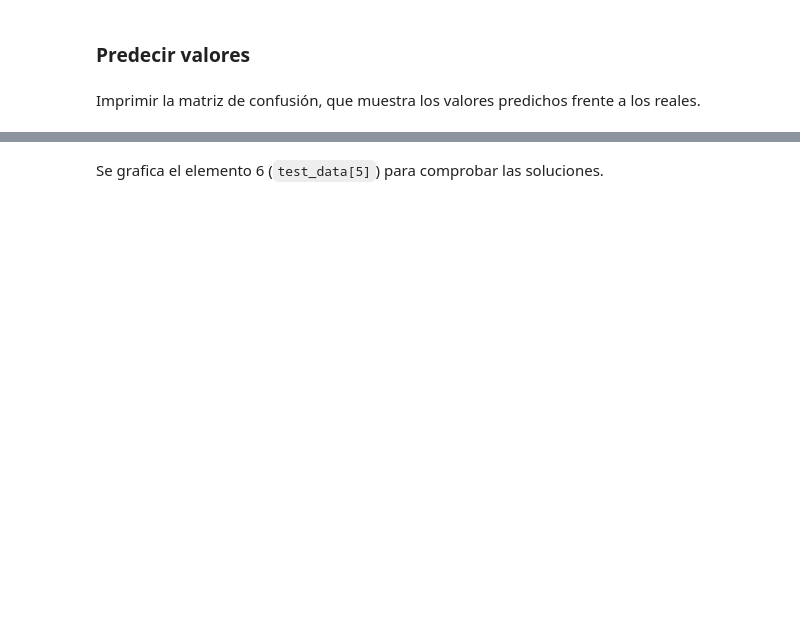
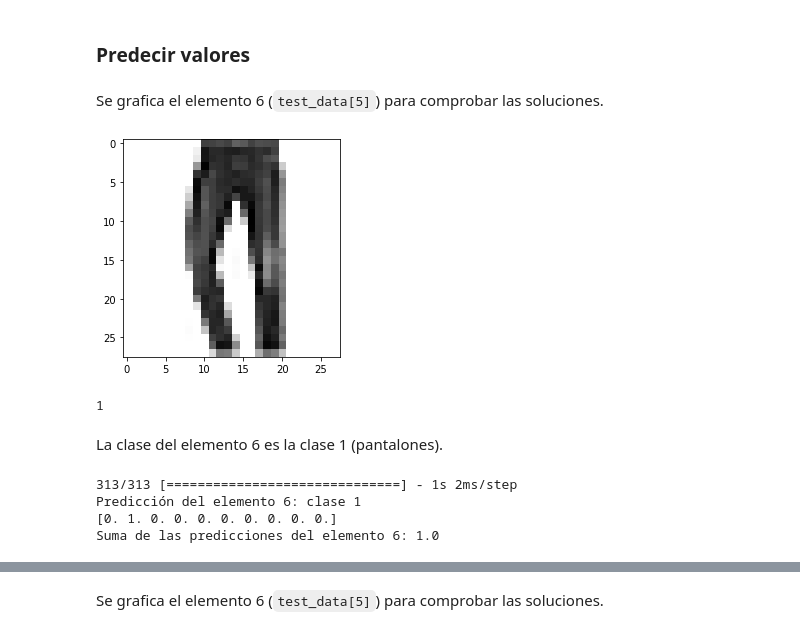
Before and after one commit to javierarteagapuell/deeplearning, a Jupyter notebook: AA_PRACTICA2_GRUPO_4.ipynb, the cells around one changed output, grey strips where cells are left out. Drawn from its saved outputs; the diff is of its cells as text; code cells hidden in the pictures; blank space fills up the shorter version.

````diff
--- a/AA_PRACTICA2_GRUPO_4.ipynb
+++ b/AA_PRACTICA2_GRUPO_4.ipynb
@@ -913,4 +915,2 @@ plt.show()
 # %% [markdown]
 ### Predecir valores
-# %% [markdown]
-Imprimir la matriz de confusión, que muestra los valores predichos frente a los reales.
@@ -958,0 +917,22 @@ plot_confusion_matrix(confusion_mtx, classes = range(10))
+# %% [markdown]
+Se grafica el elemento 6 (```test_data[5]```) para comprobar las soluciones.
+# %%
+digit = test_images.reshape(10000,28, 28)[5]
+plt.imshow(digit, cmap = plt.cm.binary)
+plt.show()
+print(test_labels[5])
+# %% [output]
+[figure, added]
+1
+# %% [markdown]
+La clase del elemento 6 es la clase 1 (pantalones).
+# %%
+predictions = model3.predict(test_images)
+print('Predicción del elemento 6: clase', np.argmax(predictions[5]))
+print(predictions[5])
+print('Suma de las predicciones del elemento 6:', np.sum(predictions[5]))
+# %% [output]
+313/313 [==============================] - 1s 2ms/step
+Predicción del elemento 6: clase 1
+[0. 1. 0. 0. 0. 0. 0. 0. 0. 0.]
+Suma de las predicciones del elemento 6: 1.0
````
Also changed, not shown: parts of 171 cells of this notebook.
